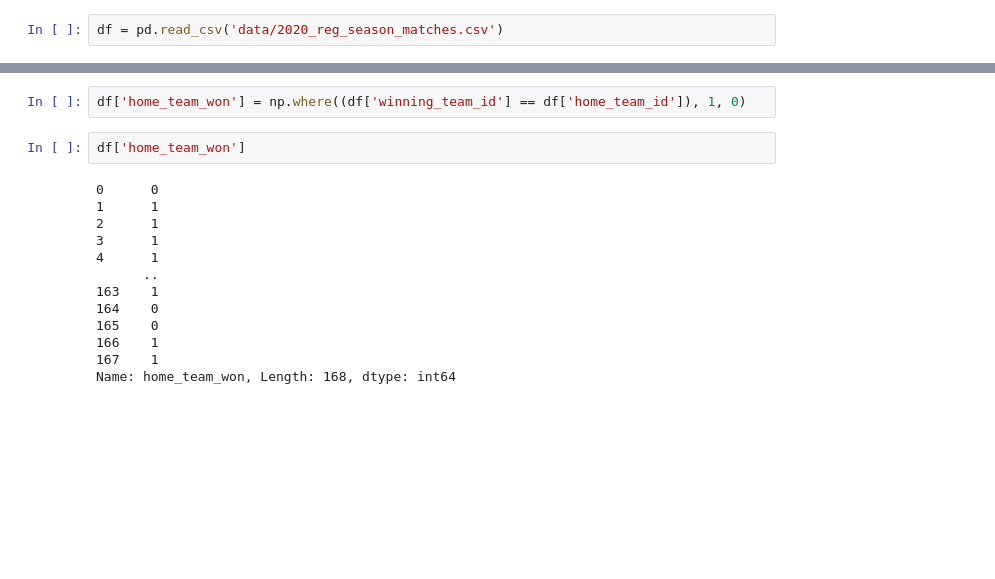
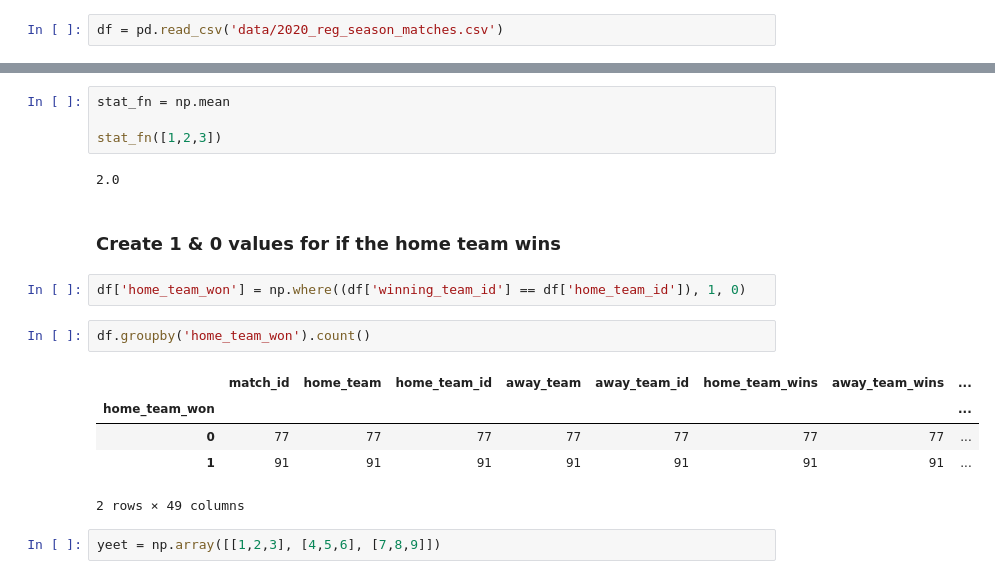
Before and after one commit to ryankirkland/cod_scraper, a Jupyter notebook: COD_League_EDA.ipynb, the cells around one changed output, grey strips where cells are left out. Cells and saved outputs as stored; diff of their text form; blank space fills up the shorter version.

```diff
--- a/COD_League_EDA.ipynb
+++ b/COD_League_EDA.ipynb
@@ -23,17 +7,20 @@ df
+# %%
+stat_fn = np.mean
+
+stat_fn([1,2,3])
+# %% [output]
+2.0
+# %% [markdown]
+### Create 1 & 0 values for if the home team wins
 # %%
 df['home_team_won'] = np.where((df['winning_team_id'] == df['home_team_id']), 1, 0)
 # %%
-df['home_team_won']
+df.groupby('home_team_won').count()
 # %% [output]
+|  | match_id | home_team | home_team_id | away_team | away_team_id | home_team_wins | away_team_wins | ... |
+| home_team_won |  |  |  |  |  |  |  | ... |
+| 0 | 77 | 77 | 77 | 77 | 77 | 77 | 77 | ... |
+| 1 | 91 | 91 | 91 | 91 | 91 | 91 | 91 | ... |
-0      0
-1      1
-2      1
-3      1
-4      1
-      ..
-163    1
-164    0
-165    0
-166    1
-167    1
-Name: home_team_won, Length: 168, dtype: int64
+2 rows × 49 columns
+# %%
+yeet = np.array([[1,2,3], [4,5,6], [7,8,9]])
```
Also changed, not shown: parts of 2 cells of this notebook, 2 other files.
